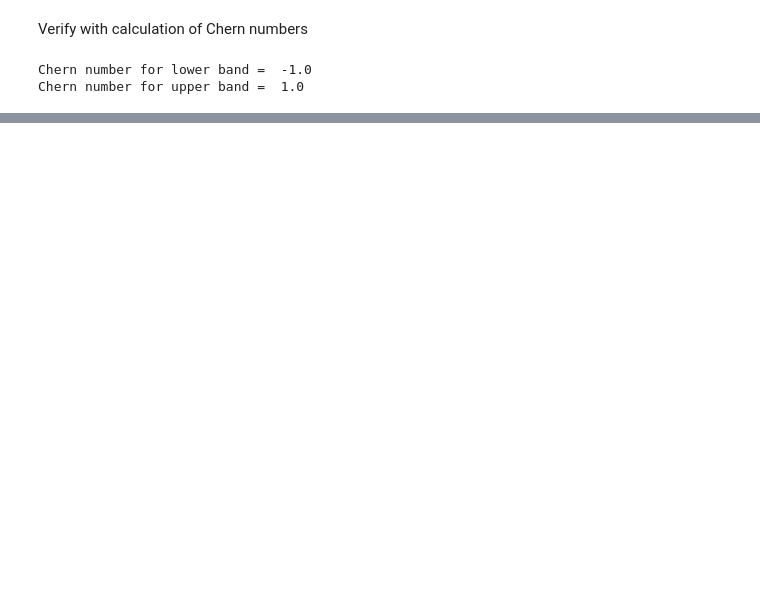
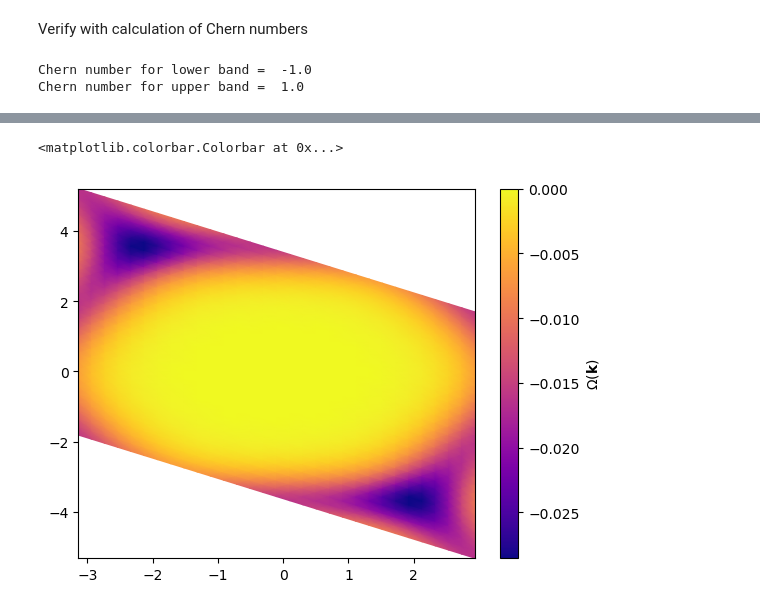
Before and after one commit to pythtb/pythtb, a Jupyter notebook: docs/source/examples_ipynb/haldane_bp.ipynb, the cells around one changed output, grey strips where cells are left out. Cells and saved outputs as stored; diff of their text form; code cells hidden in the pictures; blank space fills up the shorter version.

```diff
--- a/docs/source/examples_ipynb/haldane_bp.ipynb
+++ b/docs/source/examples_ipynb/haldane_bp.ipynb
@@ -132,0 +149,2 @@ Chern number for upper band =  1.0
+# %%
+bflux = wfa.berry_flux(state_idx=[0], plane=(0,1))
@@ -132,0 +155,9 @@ Chern number for upper band =  1.0
+# %%
+mesh_cart = mesh.grid @ my_model.recip_lat_vecs
+KX, KY= mesh_cart[..., 0], mesh_cart[..., 1]
+
+im = plt.pcolormesh(KX, KY, bflux, cmap='plasma', shading='gouraud')
+plt.colorbar(label=r'$\Omega(\mathbf{k})$')
+# %% [output]
+<matplotlib.colorbar.Colorbar at 0x...>
+[figure, added]
```
Also changed, not shown: parts of 14 cells of this notebook, 50 other files.
